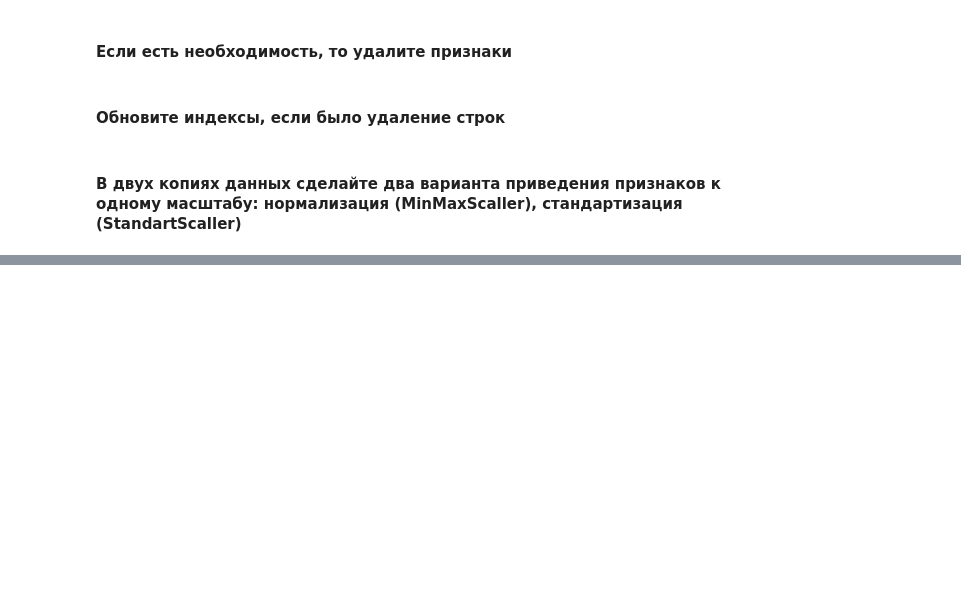
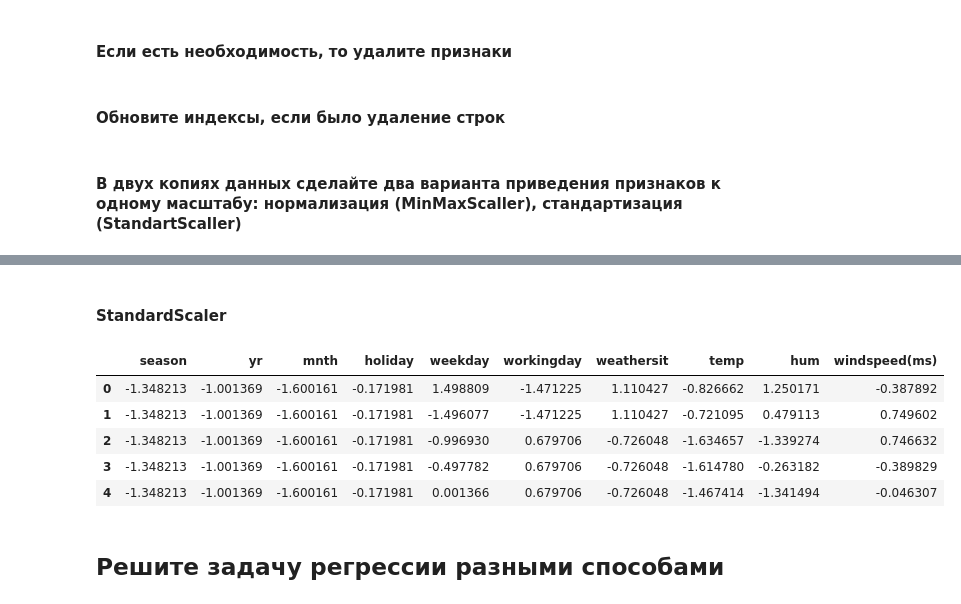
Before and after one commit to IvanSaratov/prog_tech_2, a Jupyter notebook: work3/main.ipynb, the cells around one changed output, grey strips where cells are left out. Saved outputs shown, nothing was run; the diff lists cells and outputs as text; code cells hidden in the pictures; blank space fills up the shorter version.

```diff
--- a/work3/main.ipynb
+++ b/work3/main.ipynb
@@ -194,0 +228,20 @@ data.reset_index(drop=True, inplace=True)
+# %% [markdown]
+#### StandardScaler
+# %%
+X = data.drop('cnt', axis=1)
+y = data['cnt']
+
+scaler = StandardScaler()
+X_ss = scaler.fit_transform(X)
+
+X_ss_df = pd.DataFrame(X_ss, columns=X.columns)
+X_ss_df.head()
+# %% [output]
+|  | season | yr | mnth | holiday | weekday | workingday | weathersit | temp | hum | windspeed(ms) |
+| 0 | -1.348213 | -1.001369 | -1.600161 | -0.171981 | 1.498809 | -1.471225 | 1.110427 | -0.826662 | 1.250171 | -0.387892 |
+| 1 | -1.348213 | -1.001369 | -1.600161 | -0.171981 | -1.496077 | -1.471225 | 1.110427 | -0.721095 | 0.479113 | 0.749602 |
+| 2 | -1.348213 | -1.001369 | -1.600161 | -0.171981 | -0.996930 | 0.679706 | -0.726048 | -1.634657 | -1.339274 | 0.746632 |
+| 3 | -1.348213 | -1.001369 | -1.600161 | -0.171981 | -0.497782 | 0.679706 | -0.726048 | -1.614780 | -0.263182 | -0.389829 |
+| 4 | -1.348213 | -1.001369 | -1.600161 | -0.171981 | 0.001366 | 0.679706 | -0.726048 | -1.467414 | -1.341494 | -0.046307 |
+# %% [markdown]
+## Решите задачу регрессии разными способами
```
Also changed, not shown: parts of 19 cells of this notebook, 1 other file.
